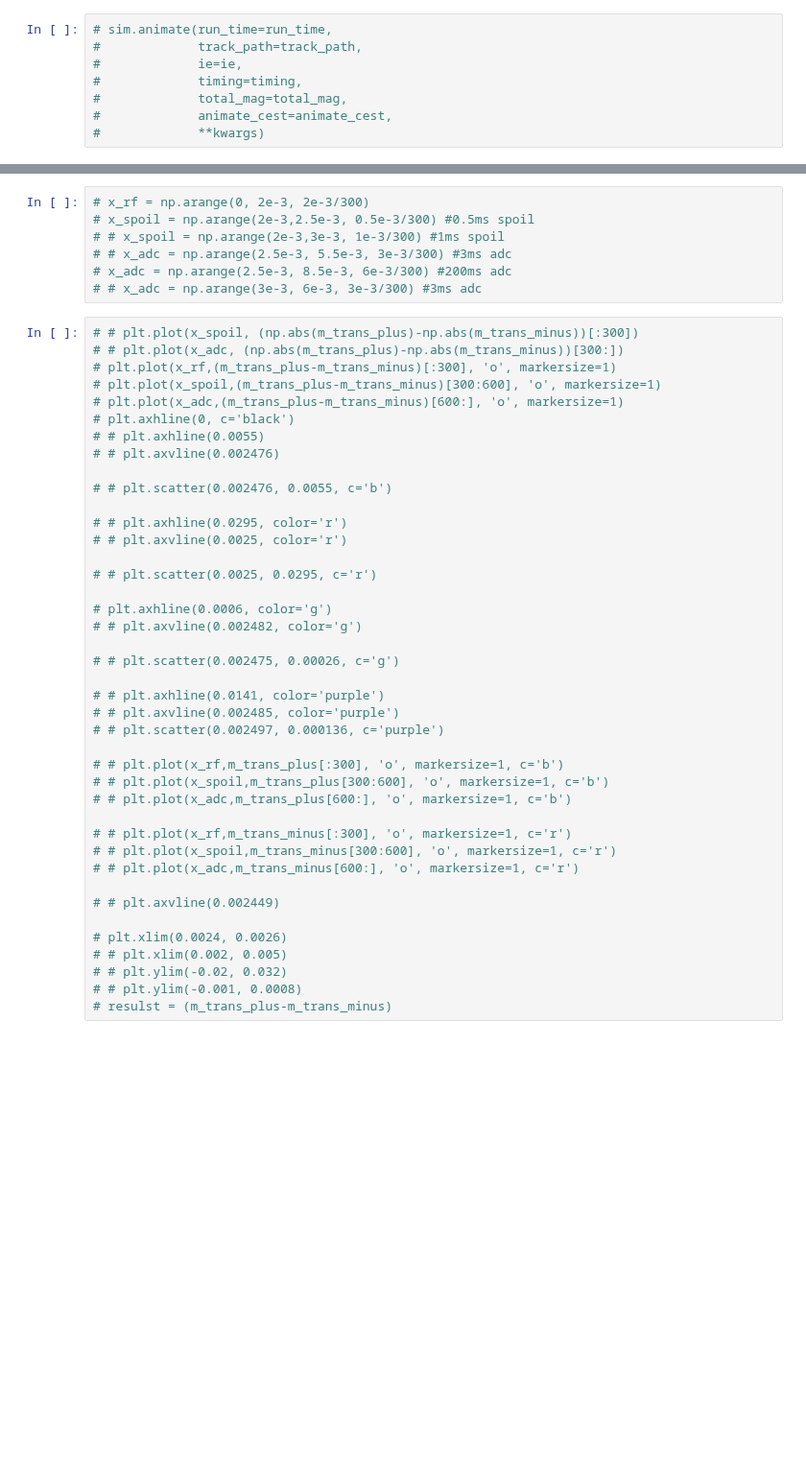
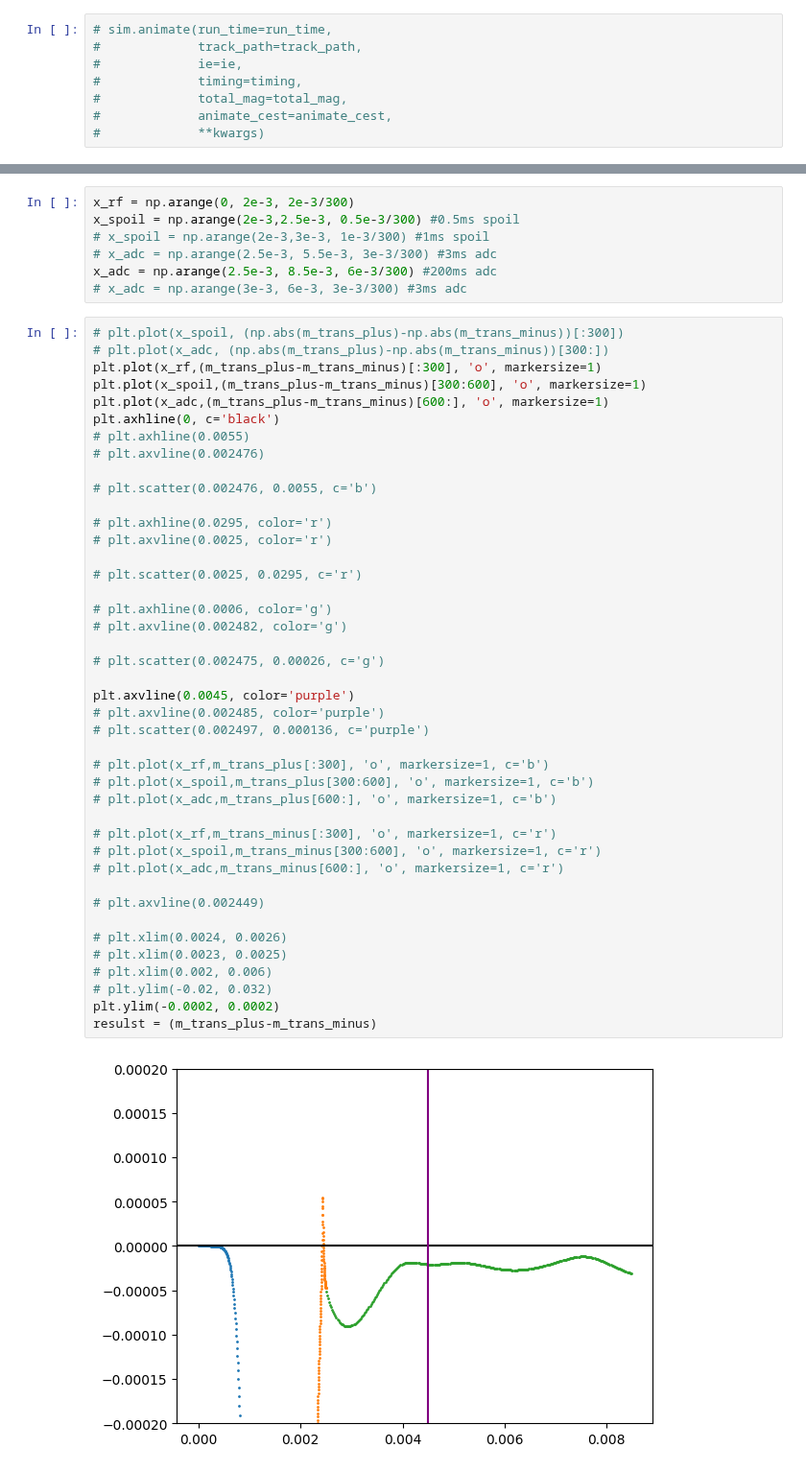
Before and after one commit to dantona02/optim, a Jupyter notebook: testing.ipynb, the cells around one changed output, grey strips where cells are left out. Shown at 96% size. Drawn from its saved outputs; the diff is of its cells as text; blank space fills up the shorter version.

```diff
--- a/testing.ipynb
+++ b/testing.ipynb
@@ -126,49 +109,52 @@ sim_minus = simulate(config_file=config_path,
 # %%
-# x_rf = np.arange(0, 2e-3, 2e-3/300)
-# x_spoil = np.arange(2e-3,2.5e-3, 0.5e-3/300) #0.5ms spoil
-# # x_spoil = np.arange(2e-3,3e-3, 1e-3/300) #1ms spoil
-# # x_adc = np.arange(2.5e-3, 5.5e-3, 3e-3/300) #3ms adc
-# x_adc = np.arange(2.5e-3, 8.5e-3, 6e-3/300) #200ms adc
-# # x_adc = np.arange(3e-3, 6e-3, 3e-3/300) #3ms adc
+x_rf = np.arange(0, 2e-3, 2e-3/300)
+x_spoil = np.arange(2e-3,2.5e-3, 0.5e-3/300) #0.5ms spoil
+# x_spoil = np.arange(2e-3,3e-3, 1e-3/300) #1ms spoil
+# x_adc = np.arange(2.5e-3, 5.5e-3, 3e-3/300) #3ms adc
+x_adc = np.arange(2.5e-3, 8.5e-3, 6e-3/300) #200ms adc
+# x_adc = np.arange(3e-3, 6e-3, 3e-3/300) #3ms adc
 # %%
-# # plt.plot(x_spoil, (np.abs(m_trans_plus)-np.abs(m_trans_minus))[:300])
-# # plt.plot(x_adc, (np.abs(m_trans_plus)-np.abs(m_trans_minus))[300:])
-# plt.plot(x_rf,(m_trans_plus-m_trans_minus)[:300], 'o', markersize=1)
-# plt.plot(x_spoil,(m_trans_plus-m_trans_minus)[300:600], 'o', markersize=1)
-# plt.plot(x_adc,(m_trans_plus-m_trans_minus)[600:], 'o', markersize=1)
-# plt.axhline(0, c='black')
-# # plt.axhline(0.0055)
-# # plt.axvline(0.002476)
+# plt.plot(x_spoil, (np.abs(m_trans_plus)-np.abs(m_trans_minus))[:300])
+# plt.plot(x_adc, (np.abs(m_trans_plus)-np.abs(m_trans_minus))[300:])
+plt.plot(x_rf,(m_trans_plus-m_trans_minus)[:300], 'o', markersize=1)
+plt.plot(x_spoil,(m_trans_plus-m_trans_minus)[300:600], 'o', markersize=1)
+plt.plot(x_adc,(m_trans_plus-m_trans_minus)[600:], 'o', markersize=1)
+plt.axhline(0, c='black')
+# plt.axhline(0.0055)
+# plt.axvline(0.002476)
 
-# # plt.scatter(0.002476, 0.0055, c='b')
+# plt.scatter(0.002476, 0.0055, c='b')
 
-# # plt.axhline(0.0295, color='r')
-# # plt.axvline(0.0025, color='r')
+# plt.axhline(0.0295, color='r')
+# plt.axvline(0.0025, color='r')
 
-# # plt.scatter(0.0025, 0.0295, c='r')
+# plt.scatter(0.0025, 0.0295, c='r')
 
 # plt.axhline(0.0006, color='g')
-# # plt.axvline(0.002482, color='g')
+# plt.axvline(0.002482, color='g')
 
-# # plt.scatter(0.002475, 0.00026, c='g')
+# plt.scatter(0.002475, 0.00026, c='g')
 
-# # plt.axhline(0.0141, color='purple')
-# # plt.axvline(0.002485, color='purple')
-# # plt.scatter(0.002497, 0.000136, c='purple')
+plt.axvline(0.0045, color='purple')
+# plt.axvline(0.002485, color='purple')
+# plt.scatter(0.002497, 0.000136, c='purple')
 
-# # plt.plot(x_rf,m_trans_plus[:300], 'o', markersize=1, c='b')
-# # plt.plot(x_spoil,m_trans_plus[300:600], 'o', markersize=1, c='b')
-# # plt.plot(x_adc,m_trans_plus[600:], 'o', markersize=1, c='b')
+# plt.plot(x_rf,m_trans_plus[:300], 'o', markersize=1, c='b')
+# plt.plot(x_spoil,m_trans_plus[300:600], 'o', markersize=1, c='b')
+# plt.plot(x_adc,m_trans_plus[600:], 'o', markersize=1, c='b')
 
-# # plt.plot(x_rf,m_trans_minus[:300], 'o', markersize=1, c='r')
-# # plt.plot(x_spoil,m_trans_minus[300:600], 'o', markersize=1, c='r')
-# # plt.plot(x_adc,m_trans_minus[600:], 'o', markersize=1, c='r')
+# plt.plot(x_rf,m_trans_minus[:300], 'o', markersize=1, c='r')
+# plt.plot(x_spoil,m_trans_minus[300:600], 'o', markersize=1, c='r')
+# plt.plot(x_adc,m_trans_minus[600:], 'o', markersize=1, c='r')
 
-# # plt.axvline(0.002449)
+# plt.axvline(0.002449)
 
 # plt.xlim(0.0024, 0.0026)
-# # plt.xlim(0.002, 0.005)
-# # plt.ylim(-0.02, 0.032)
-# # plt.ylim(-0.001, 0.0008)
-# resulst = (m_trans_plus-m_trans_minus)
+# plt.xlim(0.0023, 0.0025)
+# plt.xlim(0.002, 0.006)
+# plt.ylim(-0.02, 0.032)
+plt.ylim(-0.0002, 0.0002)
+resulst = (m_trans_plus-m_trans_minus)
+# %% [output]
+[figure, added]
 # %%
```
Also changed, not shown: parts of 11 cells of this notebook, 13 other files.
